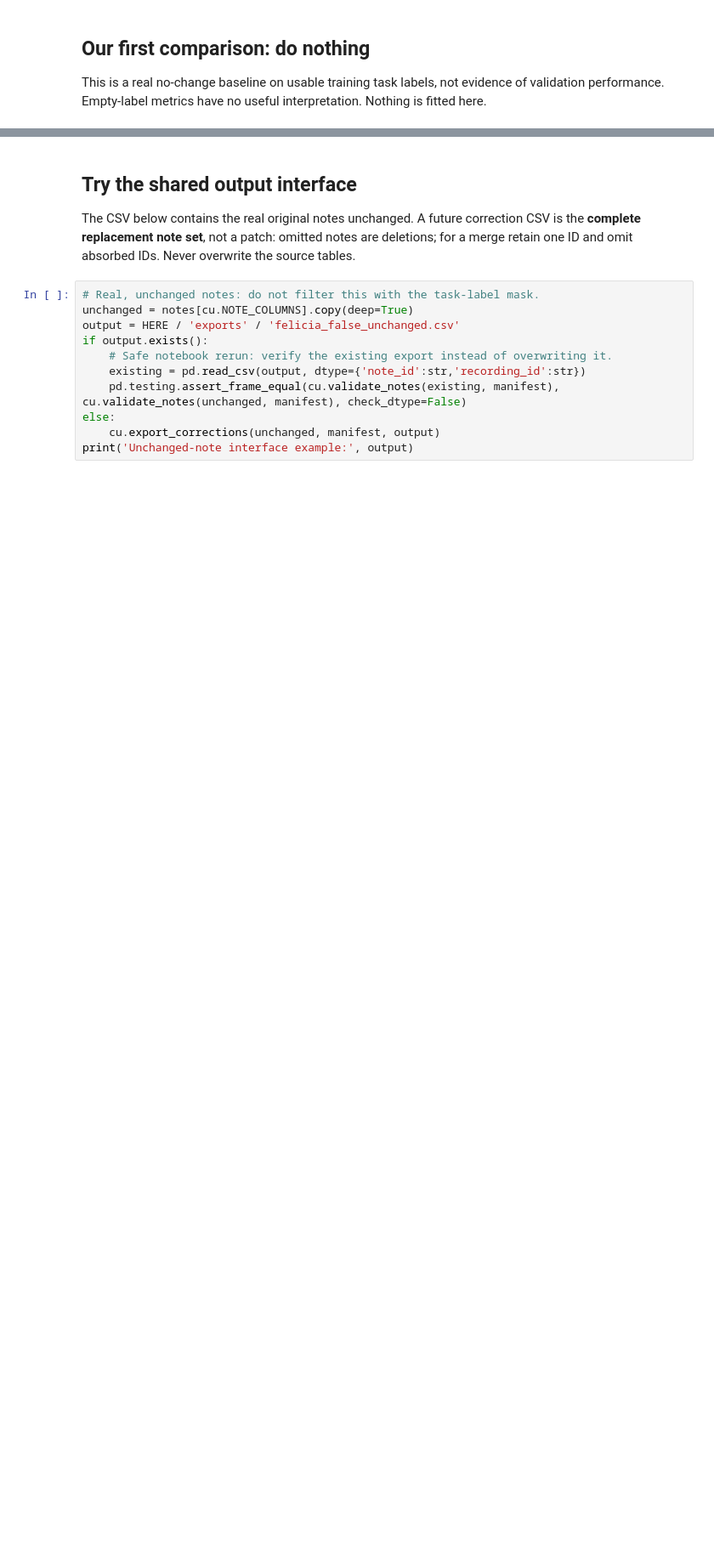
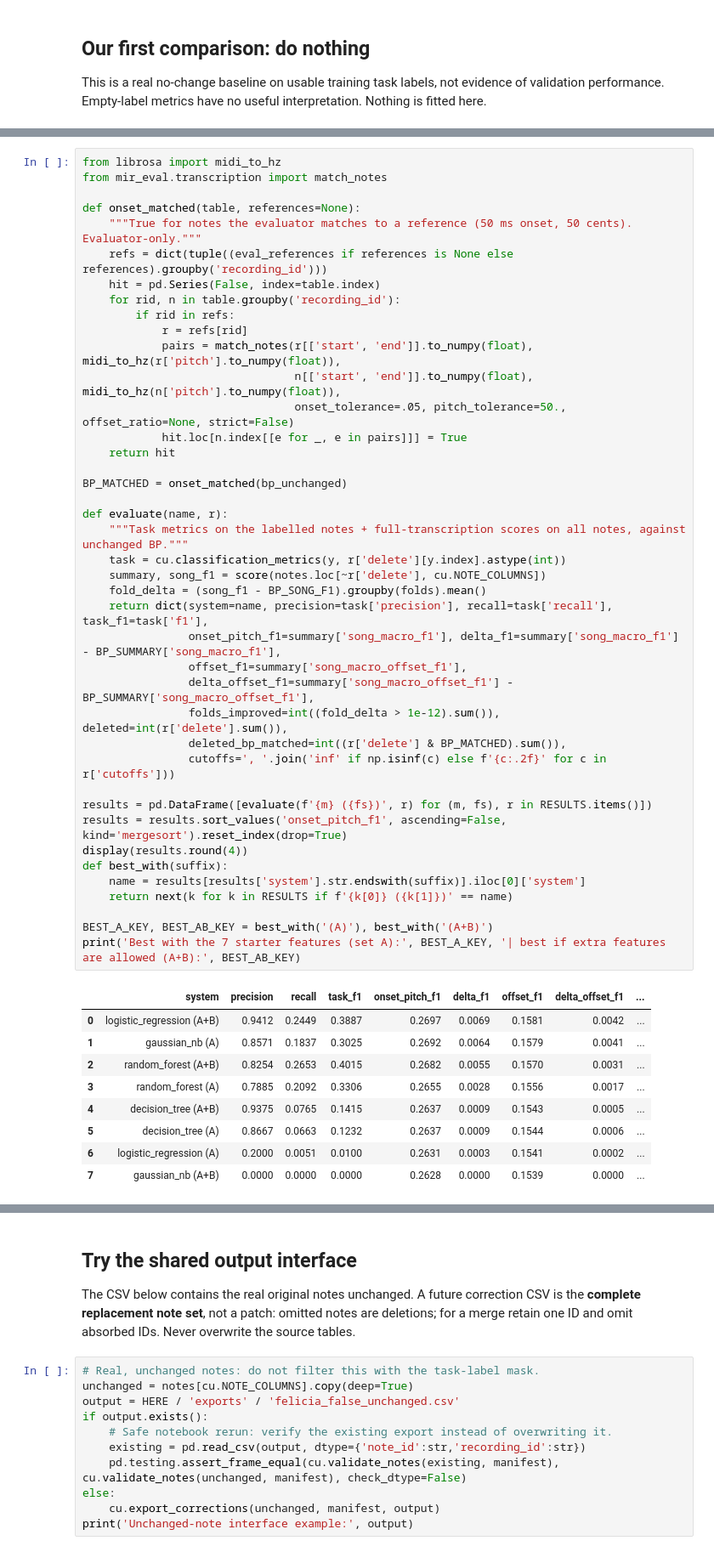
Before and after one commit to feliciaor2024-arch/Scoretify-Project, a Jupyter notebook: notebooks/correction_handover/felicia_false_starter.ipynb, the cells around one changed output, grey strips where cells are left out. Shown at 85% size. Drawn from its saved outputs; the diff is of its cells as text; blank space fills up the shorter version.

```diff
--- a/notebooks/correction_handover/felicia_false_starter.ipynb
+++ b/notebooks/correction_handover/felicia_false_starter.ipynb
@@ -74,0 +265,51 @@ Use `X_task` and the separate labels when you are ready. Keep validation separat
+# %%
+from librosa import midi_to_hz
+from mir_eval.transcription import match_notes
+
+def onset_matched(table, references=None):
+    """True for notes the evaluator matches to a reference (50 ms onset, 50 cents). Evaluator-only."""
+    refs = dict(tuple((eval_references if references is None else references).groupby('recording_id')))
+    hit = pd.Series(False, index=table.index)
+    for rid, n in table.groupby('recording_id'):
+        if rid in refs:
+            r = refs[rid]
+            pairs = match_notes(r[['start', 'end']].to_numpy(float), midi_to_hz(r['pitch'].to_numpy(float)),
+                                n[['start', 'end']].to_numpy(float), midi_to_hz(n['pitch'].to_numpy(float)),
+                                onset_tolerance=.05, pitch_tolerance=50., offset_ratio=None, strict=False)
+            hit.loc[n.index[[e for _, e in pairs]]] = True
+    return hit
+
+BP_MATCHED = onset_matched(bp_unchanged)
+
+def evaluate(name, r):
+    """Task metrics on the labelled notes + full-transcription scores on all notes, against unchanged BP."""
+    task = cu.classification_metrics(y, r['delete'][y.index].astype(int))
+    summary, song_f1 = score(notes.loc[~r['delete'], cu.NOTE_COLUMNS])
+    fold_delta = (song_f1 - BP_SONG_F1).groupby(folds).mean()
+    return dict(system=name, precision=task['precision'], recall=task['recall'], task_f1=task['f1'],
+                onset_pitch_f1=summary['song_macro_f1'], delta_f1=summary['song_macro_f1'] - BP_SUMMARY['song_macro_f1'],
+                offset_f1=summary['song_macro_offset_f1'],
+                delta_offset_f1=summary['song_macro_offset_f1'] - BP_SUMMARY['song_macro_offset_f1'],
+                folds_improved=int((fold_delta > 1e-12).sum()), deleted=int(r['delete'].sum()),
+                deleted_bp_matched=int((r['delete'] & BP_MATCHED).sum()),
+                cutoffs=', '.join('inf' if np.isinf(c) else f'{c:.2f}' for c in r['cutoffs']))
+
+results = pd.DataFrame([evaluate(f'{m} ({fs})', r) for (m, fs), r in RESULTS.items()])
+results = results.sort_values('onset_pitch_f1', ascending=False, kind='mergesort').reset_index(drop=True)
+display(results.round(4))
+def best_with(suffix):
+    name = results[results['system'].str.endswith(suffix)].iloc[0]['system']
+    return next(k for k in RESULTS if f'{k[0]} ({k[1]})' == name)
+
+BEST_A_KEY, BEST_AB_KEY = best_with('(A)'), best_with('(A+B)')
+print('Best with the 7 starter features (set A):', BEST_A_KEY, '| best if extra features are allowed (A+B):', BEST_AB_KEY)
+# %% [output]
+|  | system | precision | recall | task_f1 | onset_pitch_f1 | delta_f1 | offset_f1 | delta_offset_f1 | ... |
+| 0 | logistic_regression (A+B) | 0.9412 | 0.2449 | 0.3887 | 0.2697 | 0.0069 | 0.1581 | 0.0042 | ... |
+| 1 | gaussian_nb (A) | 0.8571 | 0.1837 | 0.3025 | 0.2692 | 0.0064 | 0.1579 | 0.0041 | ... |
+| 2 | random_forest (A+B) | 0.8254 | 0.2653 | 0.4015 | 0.2682 | 0.0055 | 0.1570 | 0.0031 | ... |
+| 3 | random_forest (A) | 0.7885 | 0.2092 | 0.3306 | 0.2655 | 0.0028 | 0.1556 | 0.0017 | ... |
+| 4 | decision_tree (A+B) | 0.9375 | 0.0765 | 0.1415 | 0.2637 | 0.0009 | 0.1543 | 0.0005 | ... |
+| 5 | decision_tree (A) | 0.8667 | 0.0663 | 0.1232 | 0.2637 | 0.0009 | 0.1544 | 0.0006 | ... |
+| 6 | logistic_regression (A) | 0.2000 | 0.0051 | 0.0100 | 0.2631 | 0.0003 | 0.1541 | 0.0002 | ... |
+| 7 | gaussian_nb (A+B) | 0.0000 | 0.0000 | 0.0000 | 0.2628 | 0.0000 | 0.1539 | 0.0000 | ... |
```
Also changed, not shown: parts of 26 cells of this notebook, 12 other files.
